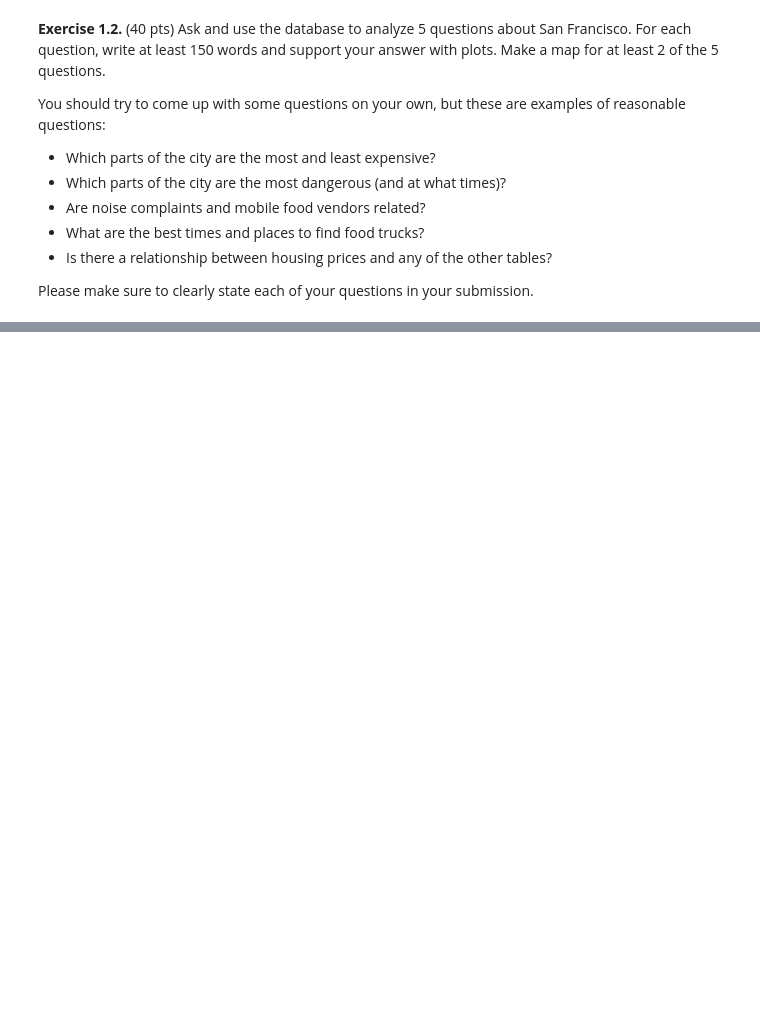
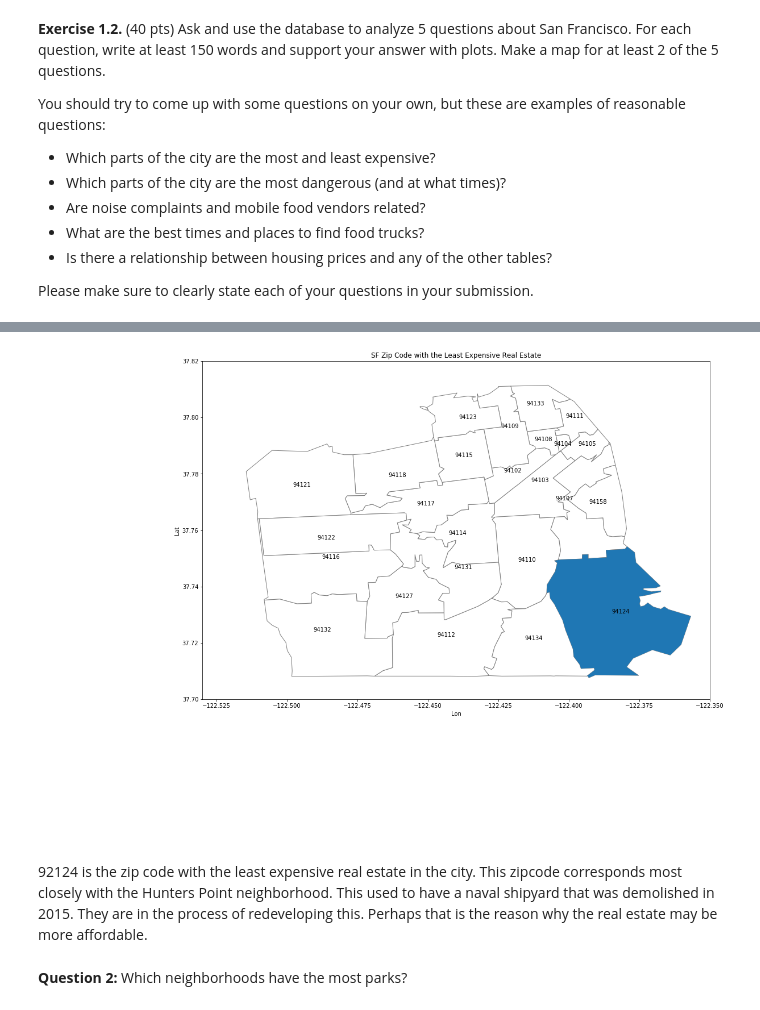
Before and after one commit to mimibohr/sta141b-hw5, a Jupyter notebook: hw5.ipynb, the cells around one changed output, grey strips where cells are left out. Cells and saved outputs as stored; diff of their text form; code cells hidden in the pictures; blank space fills up the shorter version.

Commit message:
all questions

```diff
--- a/hw5.ipynb
+++ b/hw5.ipynb
@@ -58,0 +267,22 @@ Please make sure to clearly state each of your questions in your submission.
+# %%
+ax = zips.plot(color = 'white', edgecolor = 'gray', figsize = (16,16))
+ax.set_ylim([37.70, 37.82])
+ax.set_xlim([-122.53, -122.35])
+ax.set(title = 'SF Zip Code with the Least Expensive Real Estate', xlabel = 'Lon', ylabel = 'Lat')
+
+zips[zips.MedianSoldPricePerSqft_AllHomes == zips.MedianSoldPricePerSqft_AllHomes.min()].plot(ax = ax)
+
+def add_label(row):
+    coords = row.geometry.representative_point().coords[0]
+    ax.annotate(row["RegionName"], xy = coords, horizontalalignment = "center")
+
+# Call add_label() on each row.
+zips.apply(add_label, axis = 1)
+
+plt.show()
+# %% [output]
+[figure, added]
+# %% [markdown]
+92124 is the zip code with the least expensive real estate in the city. This zipcode corresponds most closely with the Hunters Point neighborhood. This used to have a naval shipyard that was demolished in 2015. They are in the process of redeveloping this. Perhaps that is the reason why the real estate may be more affordable.
+# %% [markdown]
+__Question 2:__ Which neighborhoods have the most parks?
```
Also changed, not shown: parts of 85 cells of this notebook.
